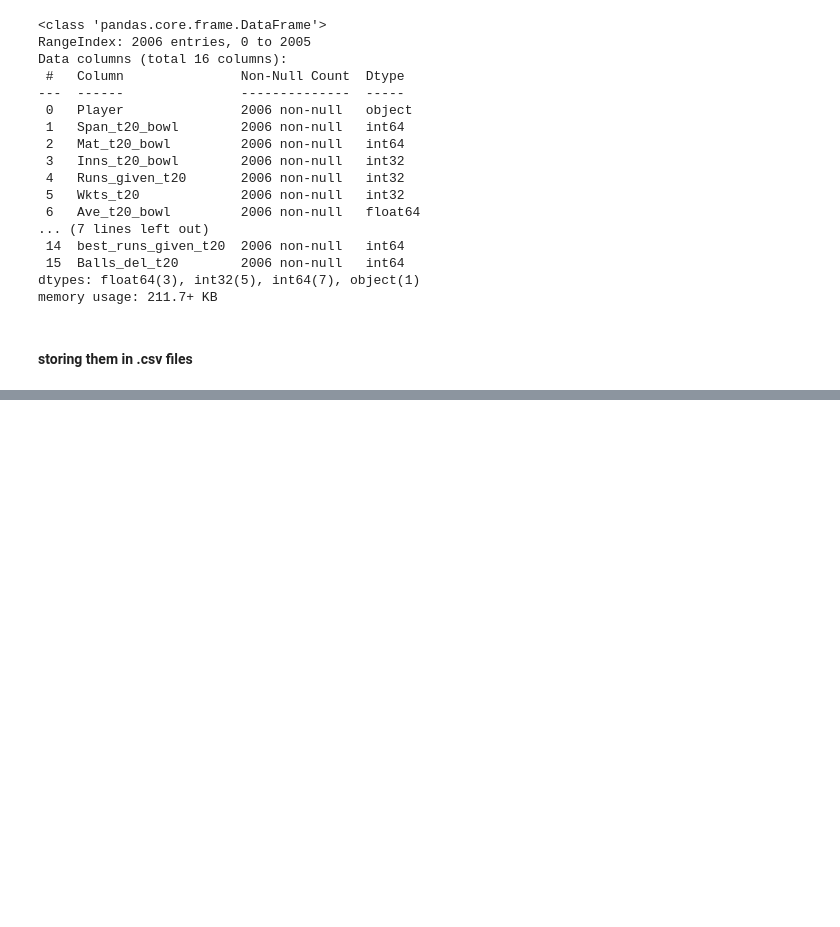
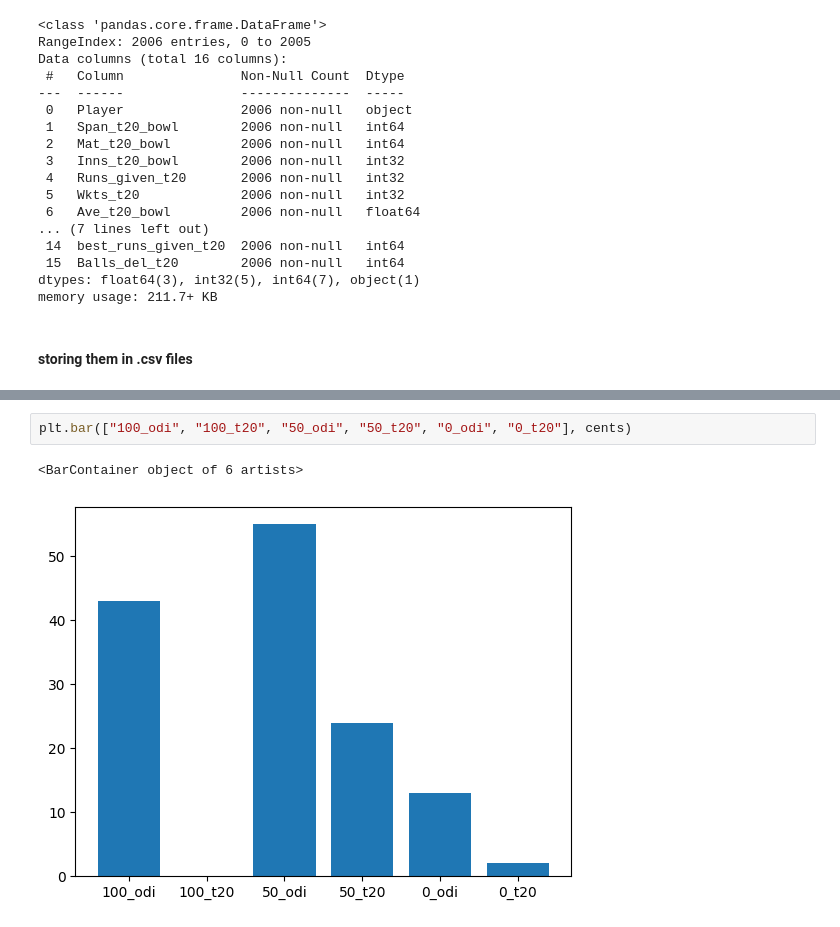
Before and after one commit to shivam-paul-19/cricket-player-analyzer, a Jupyter notebook: data_cleaning.ipynb, the cells around one changed output, grey strips where cells are left out. Drawn from its saved outputs; the diff is of its cells as text; blank space fills up the shorter version.

```diff
--- a/data_cleaning.ipynb
+++ b/data_cleaning.ipynb
@@ -1104,0 +1146,5 @@ t20_bowl_df.to_csv(r"cleaned_data/t20_bowl.csv")
+# %%
+plt.bar(["100_odi", "100_t20", "50_odi", "50_t20", "0_odi", "0_t20"], cents)
+# %% [output]
+<BarContainer object of 6 artists>
+[figure, added]
```
Also changed, not shown: parts of 7 cells of this notebook, 1 other file.
